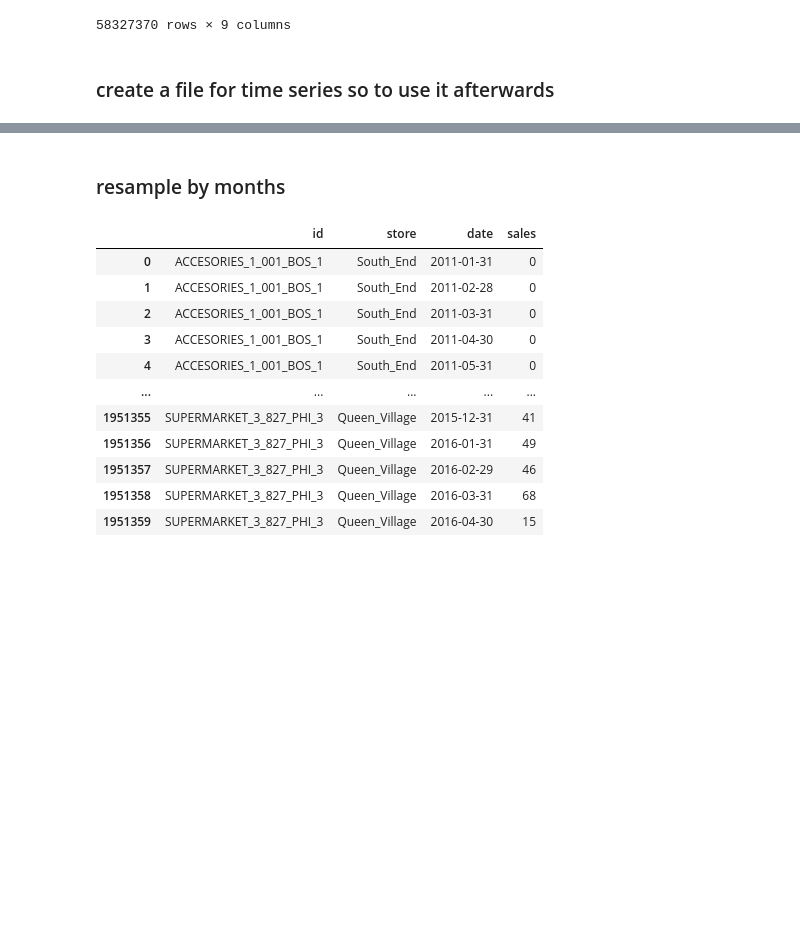
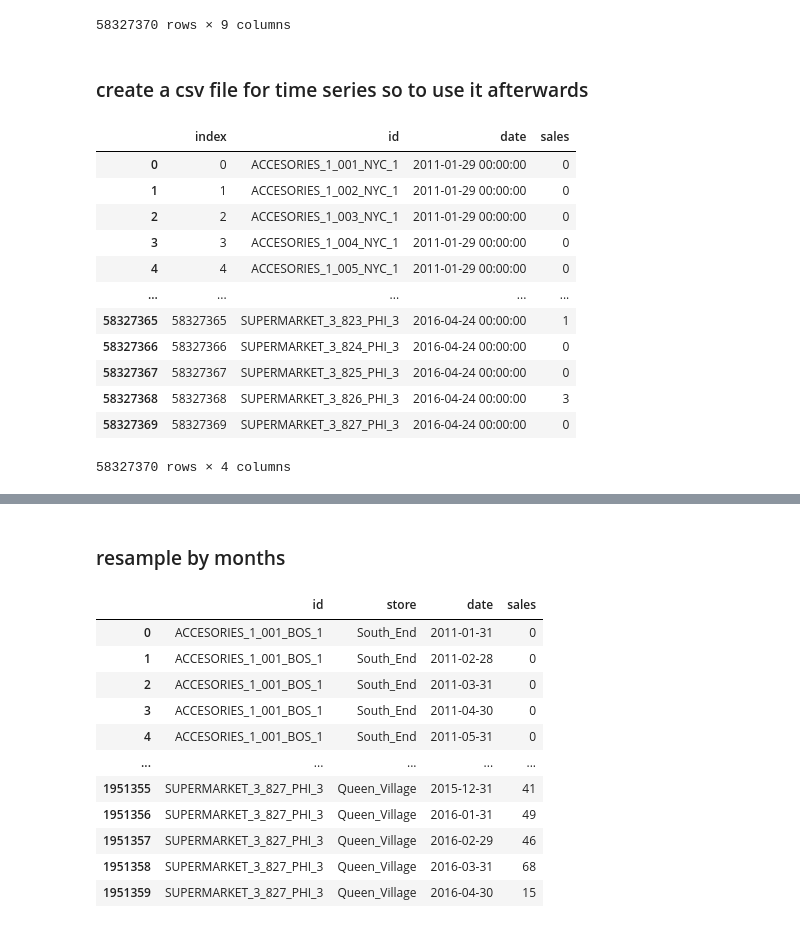
Before and after one commit to Unbiunio/DS-MARKET-TFM, a Jupyter notebook: EDA/Sales.ipynb, the cells around one changed output, grey strips where cells are left out. Cells and saved outputs as stored; diff of their text form; code cells hidden in the pictures; blank space fills up the shorter version.

```diff
--- a/EDA/Sales.ipynb
+++ b/EDA/Sales.ipynb
@@ -127,8 +122,26 @@ df_sales_melted.set_index("date", inplace=True)
 # %% [markdown]
-### create a file for time series so to use it afterwards
+### create a csv file for time series so to use it afterwards
 # %%
 df_prediction = df_sales_melted.copy()
 # %%
 df_prediction.drop(["item", "category", "department", "store", "store_code", "region"],axis=1, inplace=True)
+# %%
+df_prediction.reset_index( inplace=True)
+# %%
+df_prediction
+# %% [output]
+|  | index | id | date | sales |
+| 0 | 0 | ACCESORIES_1_001_NYC_1 | 2011-01-29 00:00:00 | 0 |
+| 1 | 1 | ACCESORIES_1_002_NYC_1 | 2011-01-29 00:00:00 | 0 |
+| 2 | 2 | ACCESORIES_1_003_NYC_1 | 2011-01-29 00:00:00 | 0 |
+| 3 | 3 | ACCESORIES_1_004_NYC_1 | 2011-01-29 00:00:00 | 0 |
+| 4 | 4 | ACCESORIES_1_005_NYC_1 | 2011-01-29 00:00:00 | 0 |
+| ... | ... | ... | ... | ... |
+| 58327365 | 58327365 | SUPERMARKET_3_823_PHI_3 | 2016-04-24 00:00:00 | 1 |
+| 58327366 | 58327366 | SUPERMARKET_3_824_PHI_3 | 2016-04-24 00:00:00 | 0 |
+| 58327367 | 58327367 | SUPERMARKET_3_825_PHI_3 | 2016-04-24 00:00:00 | 0 |
+| 58327368 | 58327368 | SUPERMARKET_3_826_PHI_3 | 2016-04-24 00:00:00 | 3 |
+| 58327369 | 58327369 | SUPERMARKET_3_827_PHI_3 | 2016-04-24 00:00:00 | 0 |
+58327370 rows × 4 columns
 # %%
 df_prediction["date"] = pd.to_datetime(df_prediction["date"], format="%y-%m-%d")
```
Also changed, not shown: parts of 10 cells of this notebook, 2 other files.
